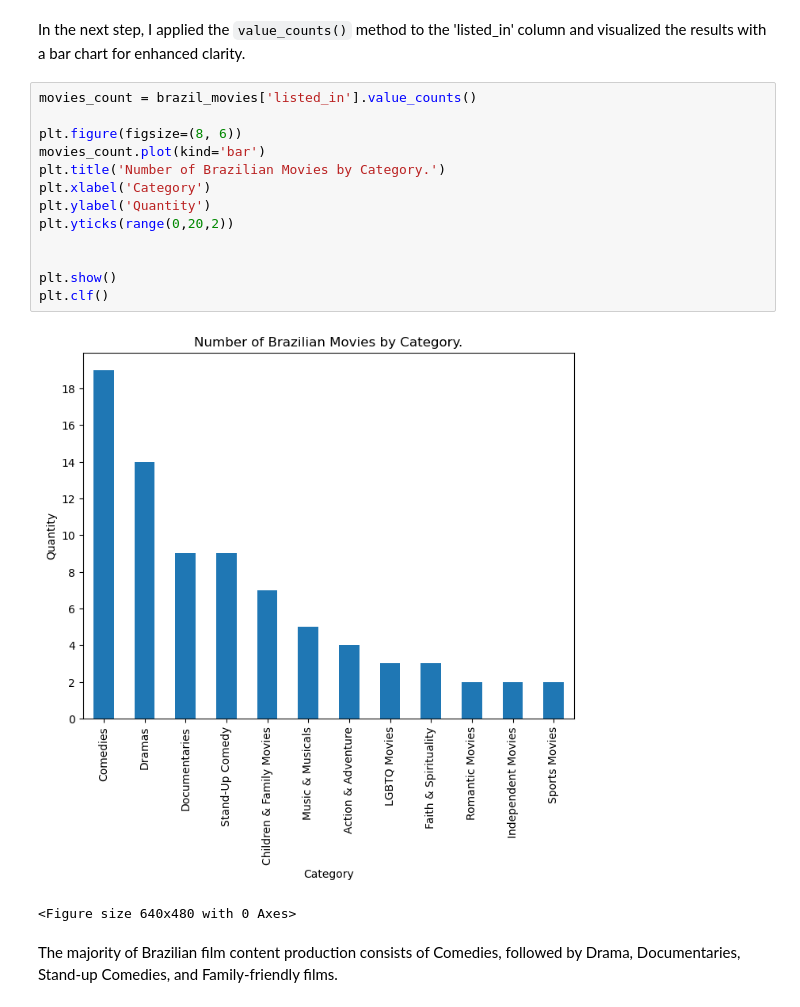
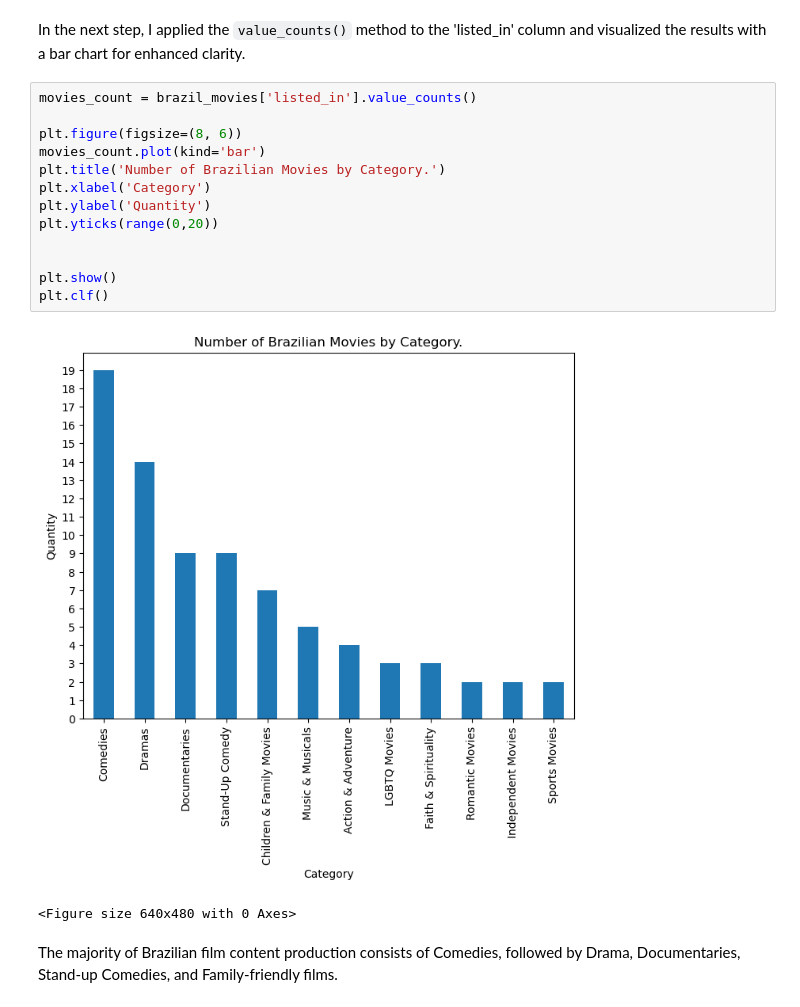
Before and after one commit to fernandococco/brazil_netflix, a Jupyter notebook: brazil_content.ipynb, the cells around one changed output. Drawn from its saved outputs; the diff is of its cells as text.

Commit message:
new yticks on bar plots

```diff
--- a/brazil_content.ipynb
+++ b/brazil_content.ipynb
@@ -271,18 +271,18 @@ In the next step, I applied the `value_counts()` method to the 'listed_in' colum
 # %%
 movies_count = brazil_movies['listed_in'].value_counts()
 
 plt.figure(figsize=(8, 6))
 movies_count.plot(kind='bar')
 plt.title('Number of Brazilian Movies by Category.')
 plt.xlabel('Category')
 plt.ylabel('Quantity')
-plt.yticks(range(0,20,2))
+plt.yticks(range(0,20))
 
 
 plt.show()
 plt.clf()
 # %% [output]
-[figure, old version]
+[figure, new version]
 <Figure size 640x480 with 0 Axes>
 # %% [markdown]
 
```
Also changed, not shown: parts of 1 cell of this notebook.
